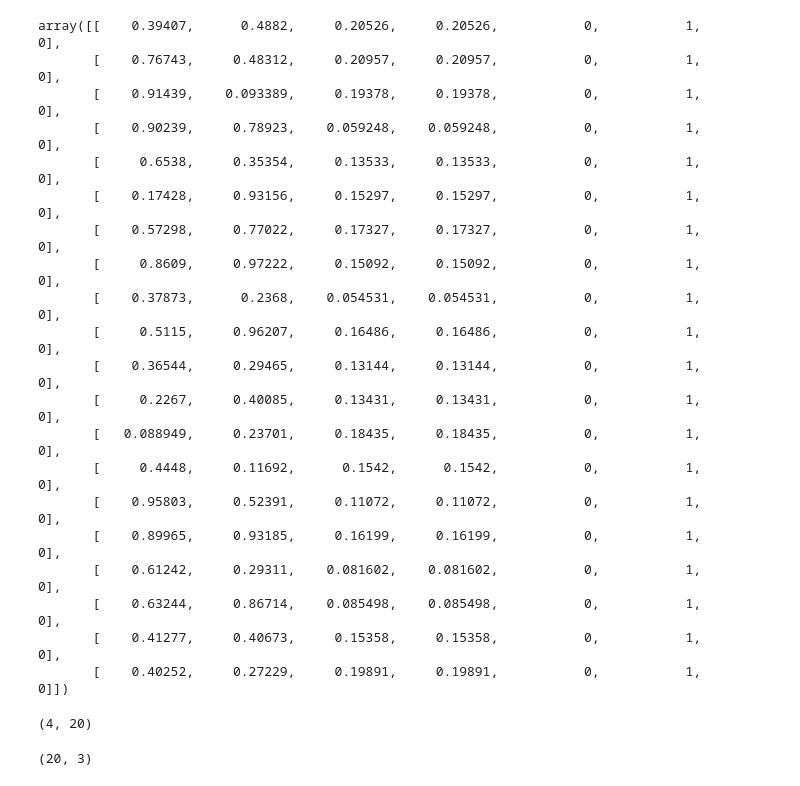
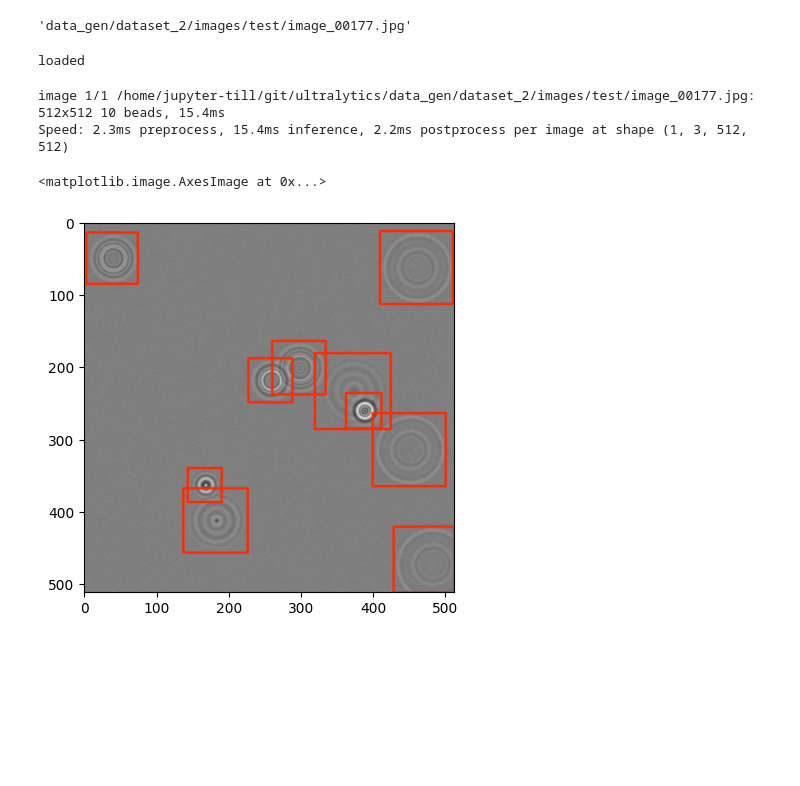
Before and after one commit to till-robert/ultralytics, a Jupyter notebook: zaxis_test.ipynb, the cells around one changed output. Cells and saved outputs as stored; diff of their text form; code cells hidden in the pictures; blank space fills up the shorter version.

```diff
--- a/zaxis_test.ipynb
+++ b/zaxis_test.ipynb
@@ -26,10 +27,11 @@ def plot_gt(path,ax):
         ax.text(*rect.get_xy(),f"z={z_value:.3f}")
         ax.add_patch(rect)
 # %%
-model = YOLO("runs/detect/train/weights/best.pt")
+# reload(results)
+model = YOLO("runs/zaxis/train15/weights/last.pt")
 # print(model.model.model)
 print("loaded")
-test_images = os.listdir("data_gen/Dataset/images/test")
-random_image = lambda: "data_gen/Dataset/images/test/"+test_images[np.random.randint(0,len(test_images))]
+test_images = os.listdir("data_gen/dataset_2/images/test")
+random_image = lambda: "data_gen/dataset_2/images/test/"+test_images[np.random.randint(0,len(test_images))]
 # %% [output]
 loaded
@@ -85,31 +57,20 @@ NameError: name 'np' is not defined
-# %%
-np.concatenate((bboxes.squeeze().T,np.column_stack((np.zeros(20),np.ones(20),cls))),axis=1)
-# %% [output]
-array([[    0.39407,      0.4882,     0.20526,     0.20526,           0,           1,           0],
-       [    0.76743,     0.48312,     0.20957,     0.20957,           0,           1,           0],
-       [    0.91439,    0.093389,     0.19378,     0.19378,           0,           1,           0],
-       [    0.90239,     0.78923,    0.059248,    0.059248,           0,           1,           0],
-       [     0.6538,     0.35354,     0.13533,     0.13533,           0,           1,           0],
-       [    0.17428,     0.93156,     0.15297,     0.15297,           0,           1,           0],
-       [    0.57298,     0.77022,     0.17327,     0.17327,           0,           1,           0],
-       [     0.8609,     0.97222,     0.15092,     0.15092,           0,           1,           0],
-       [    0.37873,      0.2368,    0.054531,    0.054531,           0,           1,           0],
-       [     0.5115,     0.96207,     0.16486,     0.16486,           0,           1,           0],
-       [    0.36544,     0.29465,     0.13144,     0.13144,           0,           1,           0],
-       [     0.2267,     0.40085,     0.13431,     0.13431,           0,           1,           0],
-       [   0.088949,     0.23701,     0.18435,     0.18435,           0,           1,           0],
-       [     0.4448,     0.11692,      0.1542,      0.1542,           0,           1,           0],
-       [    0.95803,     0.52391,     0.11072,     0.11072,           0,           1,           0],
-       [    0.89965,     0.93185,     0.16199,     0.16199,           0,           1,           0],
-       [    0.61242,     0.29311,    0.081602,    0.081602,           0,           1,           0],
-       [    0.63244,     0.86714,    0.085498,    0.085498,           0,           1,           0],
-       [    0.41277,     0.40673,     0.15358,     0.15358,           0,           1,           0],
-       [    0.40252,     0.27229,     0.19891,     0.19891,           0,           1,           0]])
-# %%
-bboxes.squeeze().shape
-# %% [output]
-(4, 20)
-# %%
-np.column_stack((np.zeros(20),np.ones(20),cls)).shape
-# %% [output]
-(20, 3)
+# %%
+image
+# %% [output]
+'data_gen/dataset_2/images/test/image_00177.jpg'
+# %%
+model2 = YOLO("runs/detect/train/weights/last.pt")
+# print(model.model.model)
+print("loaded")
+# %% [output]
+loaded
+# %%
+res = model2.predict(image)
+
+res = res[0].plot()
+plt.imshow(res)
+# %% [output]
+image 1/1 /home/jupyter-till/git/ultralytics/data_gen/dataset_2/images/test/image_00177.jpg: 512x512 10 beads, 15.4ms
+Speed: 2.3ms preprocess, 15.4ms inference, 2.2ms postprocess per image at shape (1, 3, 512, 512)
+<matplotlib.image.AxesImage at 0x...>
+[figure, added]
```
Also changed, not shown: parts of 5 cells of this notebook, 8 other files.
